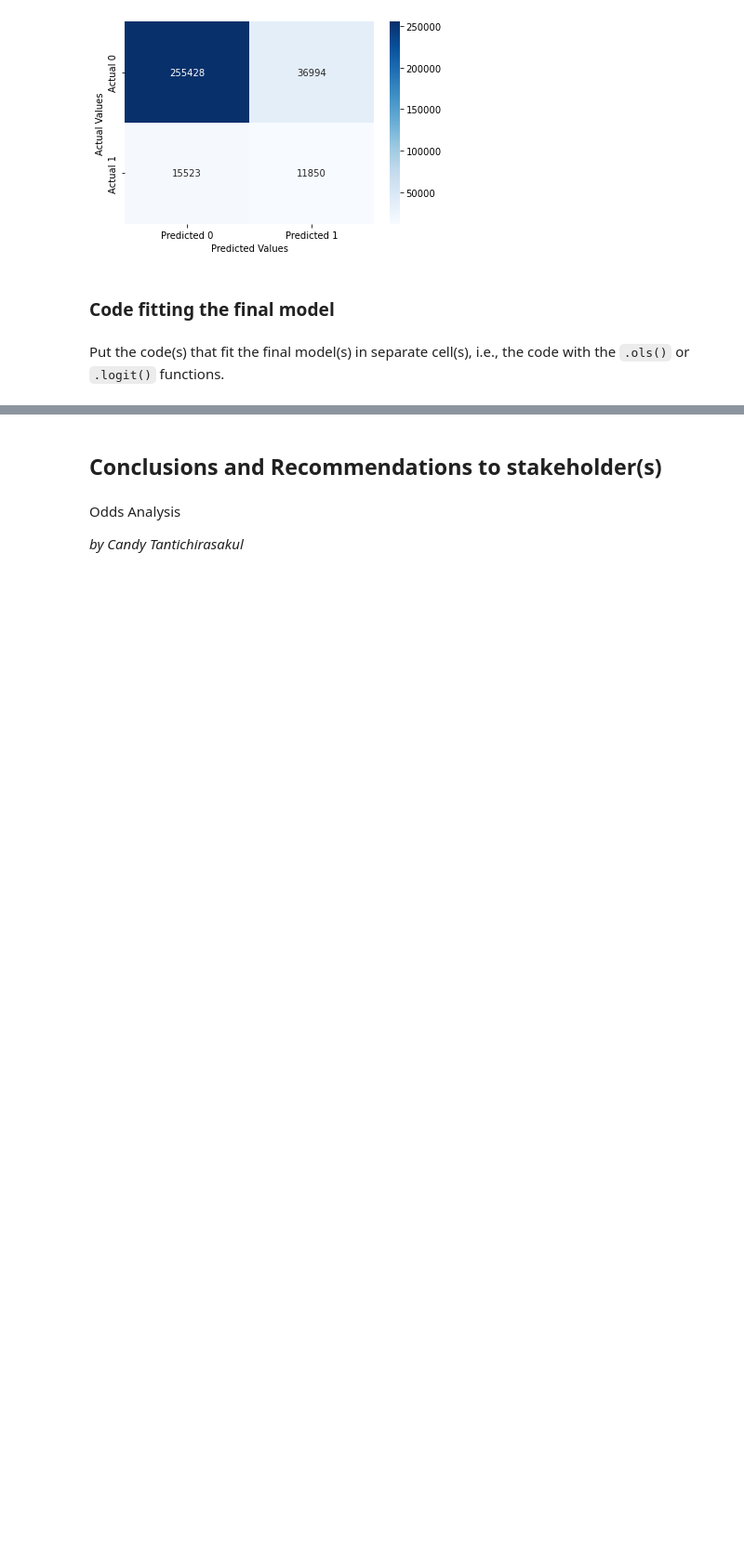
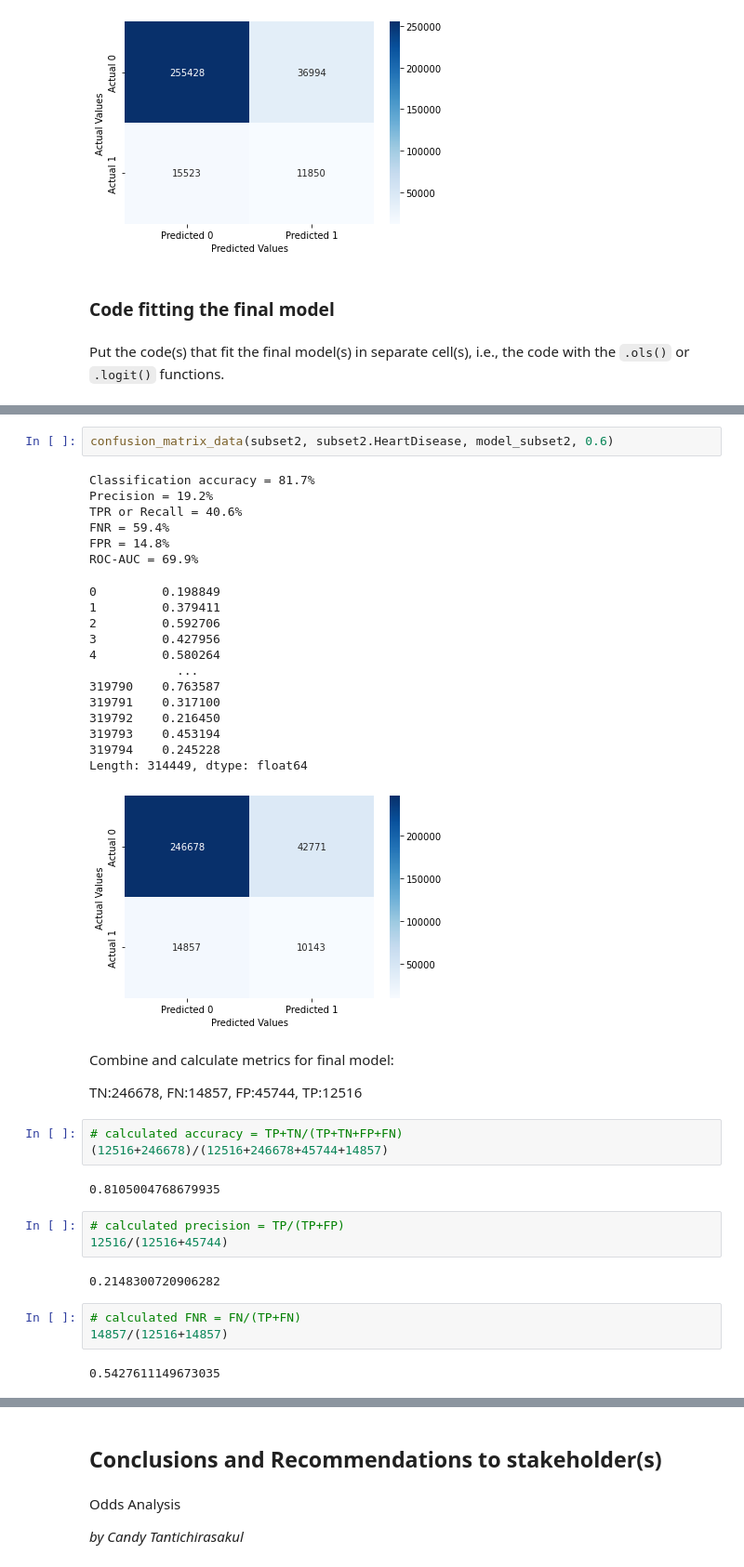
Before and after one commit to JerayuT/Group-5-WQ23-Data-Science, a Jupyter notebook: Project Code Template.ipynb, the cells around one changed output, grey strips where cells are left out. Shown: that part at 93% size. Saved outputs shown, nothing was run; the diff lists cells and outputs as text; blank space fills up the shorter version.

```diff
--- a/Project Code Template.ipynb
+++ b/Project Code Template.ipynb
@@ -592,0 +635,41 @@ Put the code(s) that fit the final model(s) in separate cell(s), i.e., the code
+# %%
+confusion_matrix_data(subset2, subset2.HeartDisease, model_subset2, 0.6)
+# %% [output]
+Classification accuracy = 81.7%
+Precision = 19.2%
+TPR or Recall = 40.6%
+FNR = 59.4%
+FPR = 14.8%
+ROC-AUC = 69.9%
+0         0.198849
+1         0.379411
+2         0.592706
+3         0.427956
+4         0.580264
+            ...
+319790    0.763587
+319791    0.317100
+319792    0.216450
+319793    0.453194
+319794    0.245228
+Length: 314449, dtype: float64
+[figure, added]
+# %% [markdown]
+Combine and calculate metrics for final model:
+
+TN:246678, FN:14857, FP:45744, TP:12516
+# %%
+# calculated accuracy = TP+TN/(TP+TN+FP+FN)
+(12516+246678)/(12516+246678+45744+14857)
+# %% [output]
+0.8105004768679935
+# %%
+# calculated precision = TP/(TP+FP)
+12516/(12516+45744)
+# %% [output]
+0.2148300720906282
+# %%
+# calculated FNR = FN/(TP+FN)
+14857/(12516+14857)
+# %% [output]
+0.5427611149673035
```
Also changed, not shown: parts of 7 cells of this notebook.
